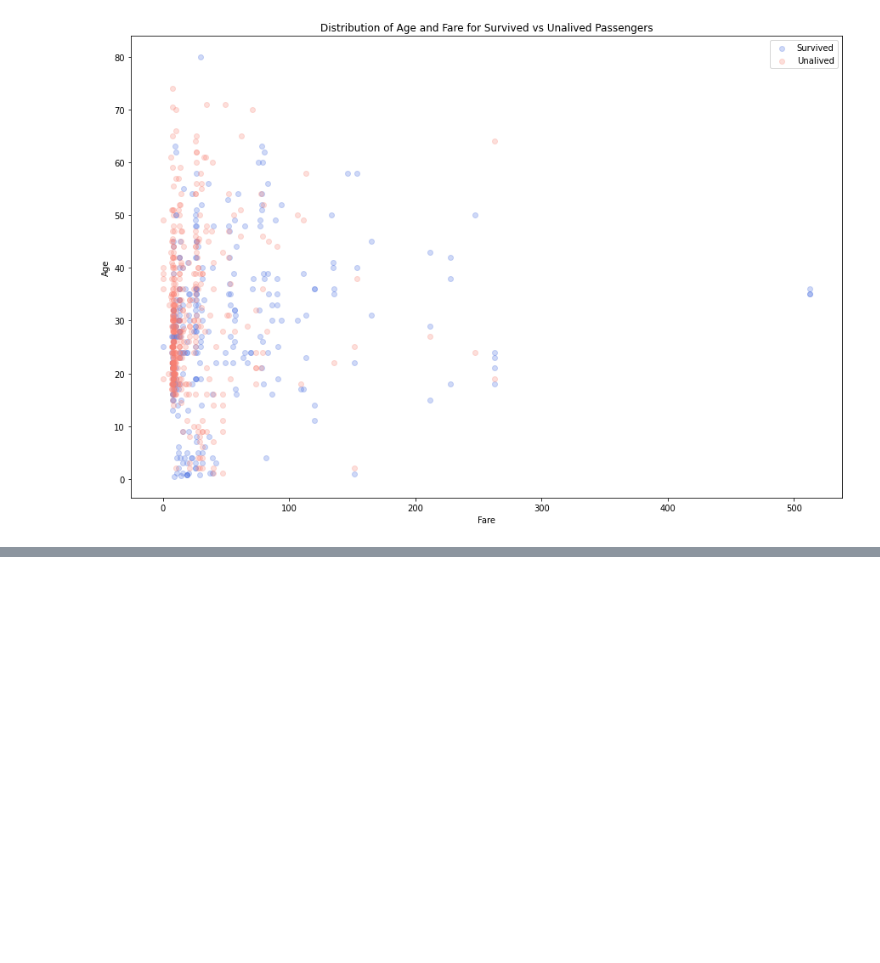
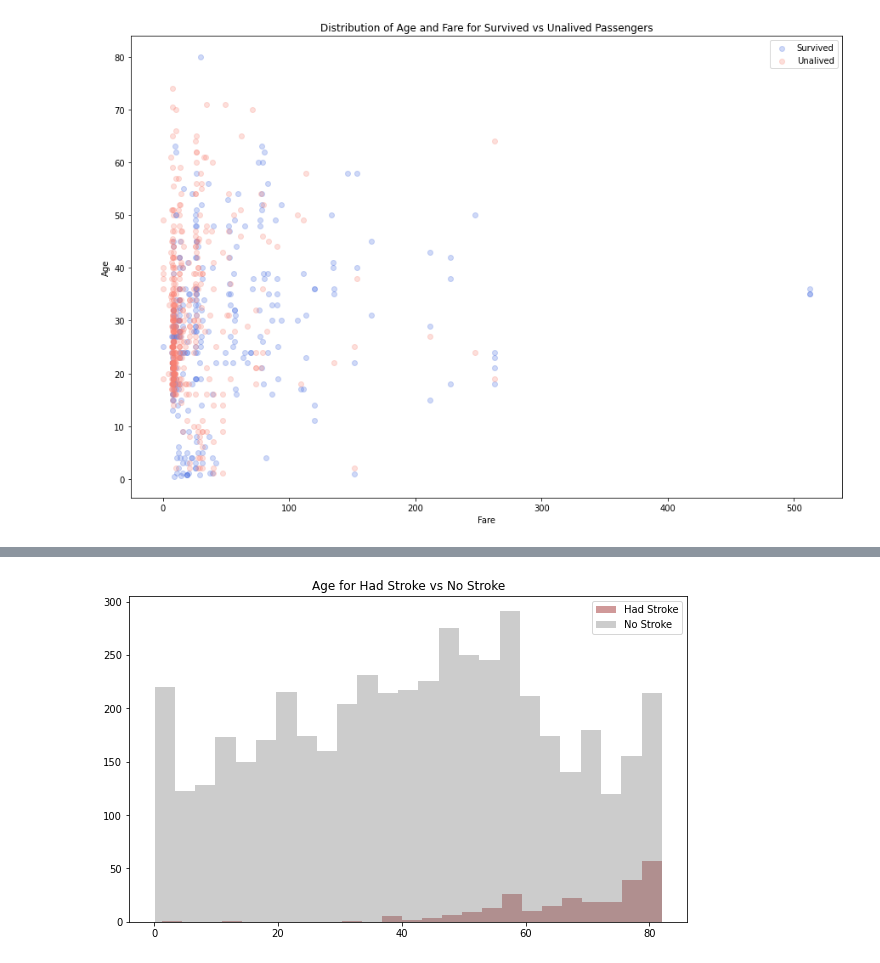
Before and after one commit to zdanielshi/data_science_LFZ, a Jupyter notebook: DS0607_matplotlib.ipynb, the cells around one changed output, grey strips where cells are left out. Cells and saved outputs as stored; diff of their text form; code cells hidden in the pictures; blank space fills up the shorter version.

```diff
--- a/DS0607_matplotlib.ipynb
+++ b/DS0607_matplotlib.ipynb
@@ -132,0 +247,9 @@ plt.savefig('Age v Fare for Survived v Not Survived.png')
+# %%
+# compare age
+plt.figure(figsize = (10,6)) # fig size
+plt.title('Age for Had Stroke vs No Stroke') # title
+plt.hist(had_stroke.age, color = 'darkred', bins = 25, alpha = 0.4, label = 'Had Stroke'); # series for stroke
+plt.hist(no_stroke.age, color = 'grey', bins = 25, alpha = 0.4, label = 'No Stroke'); # series for no stroke
+plt.legend(); # legend
+# %% [output]
+[figure, added]
```
Also changed, not shown: parts of 19 cells of this notebook.
